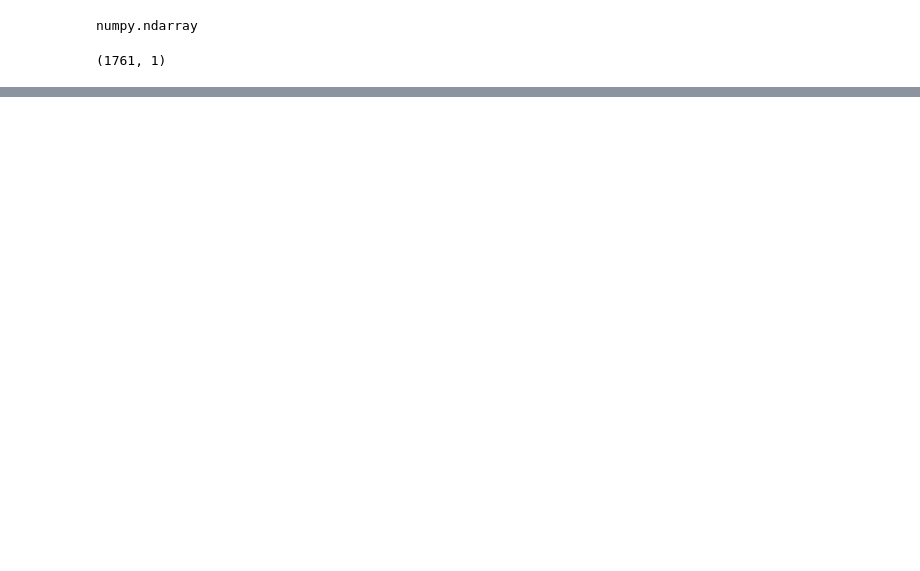
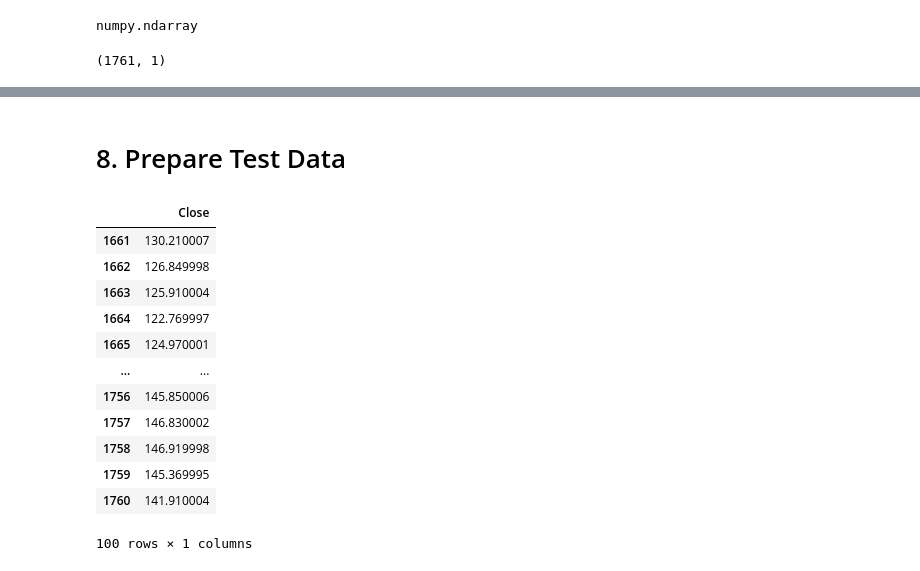
Before and after one commit to iamarjunc/stock-prediction-portal, a Jupyter notebook: Resources/Stock Prediction Using LSTM.ipynb, the cells around one changed output, grey strips where cells are left out. Saved outputs shown, nothing was run; the diff lists cells and outputs as text; code cells hidden in the pictures; blank space fills up the shorter version.

```diff
--- a/Resources/Stock Prediction Using LSTM.ipynb
+++ b/Resources/Stock Prediction Using LSTM.ipynb
@@ -299,0 +409,18 @@ data_training_array.shape
+# %% [markdown]
+# 8. Prepare Test Data
+# %%
+data_training.tail(100)
+# %% [output]
+|  | Close |
+| 1661 | 130.210007 |
+| 1662 | 126.849998 |
+| 1663 | 125.910004 |
+| 1664 | 122.769997 |
+| 1665 | 124.970001 |
+| ... | ... |
+| 1756 | 145.850006 |
+| 1757 | 146.830002 |
+| 1758 | 146.919998 |
+| 1759 | 145.369995 |
+| 1760 | 141.910004 |
+100 rows × 1 columns
```
Also changed, not shown: parts of 51 cells of this notebook, 2 other files.
